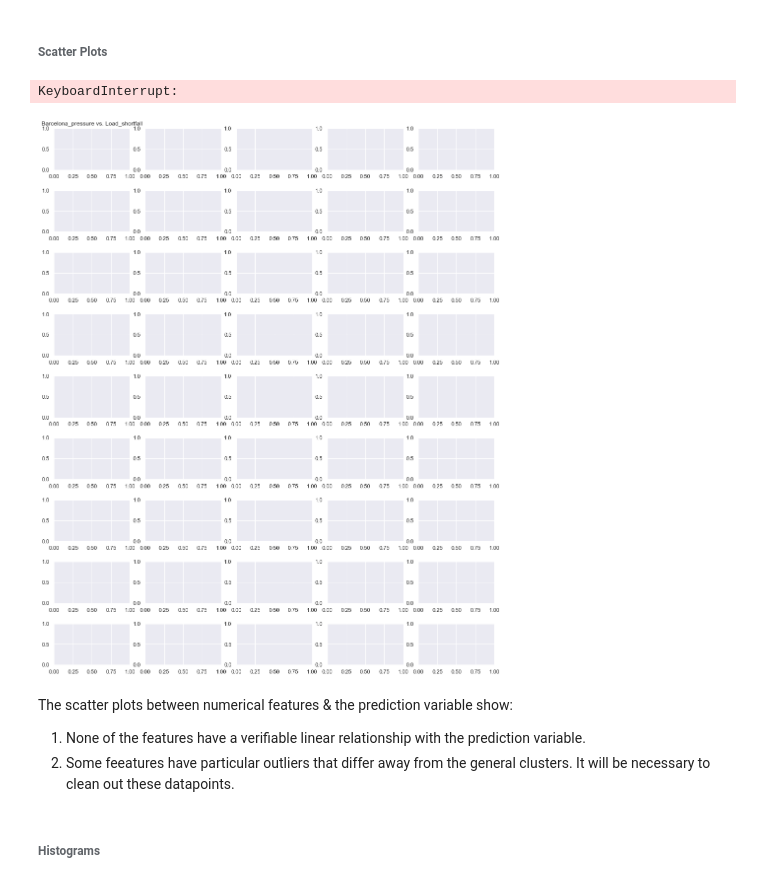
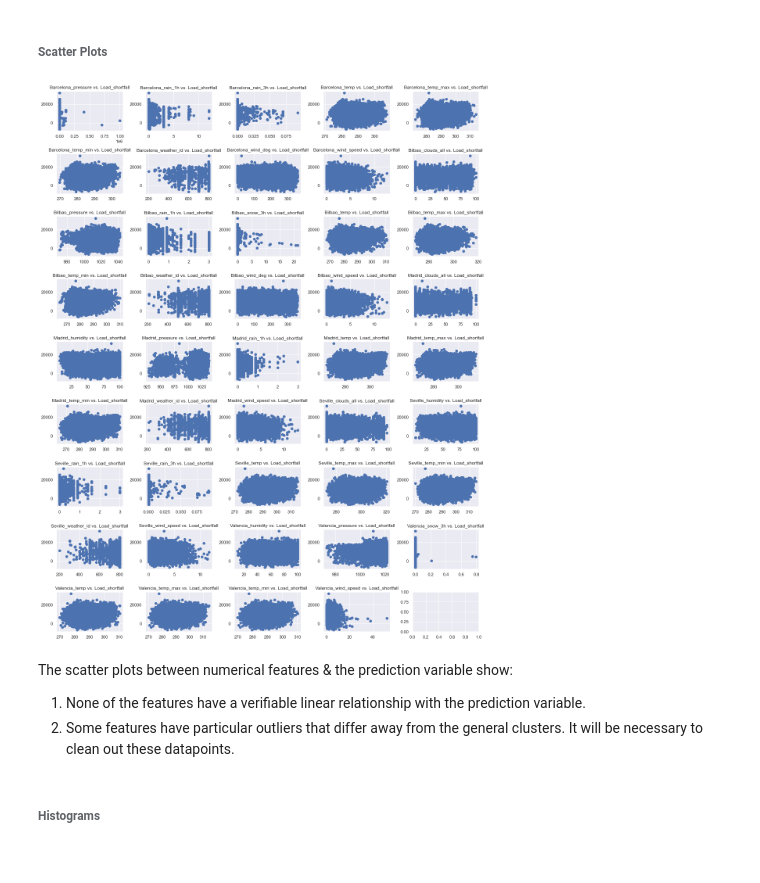
Before and after one commit to KenCBonyo/2110ACDS_ND5, a Jupyter notebook: 2110ACDS_ND5_v0.3.ipynb, the cells around one changed output. Drawn from its saved outputs; the diff is of its cells as text; code cells hidden in the pictures.

```diff
--- a/2110ACDS_ND5_v0.3.ipynb
+++ b/2110ACDS_ND5_v0.3.ipynb
@@ -222,3 +239,5 @@ From the output, we determine that:
+# %%
+train_df = train_df.drop(['Unnamed: 0'], axis=1)
 # %% [markdown]
 #### Identifying **'missing'** columns.
 These are columns of weather attributes that are not available for a particular city.
@@ -282,30 +310,29 @@ print(cat_train_feature_cols)
 # %%
 fig, axs = plt.subplots(9,5, figsize=(16,20),)
 
 fig.subplots_adjust(hspace = 0.5, wspace=.2)
 
 i = 0
 axs = axs.ravel()
 
 for index, column in enumerate(num_train_feature_cols) :                    #Iterate through the numerical columns
     axs[i].set_title("{} vs. Load_shortfall".format(column),fontsize=12)    #Plot the axis title
 
     # axs[i].scatter(x=train_df[column],                                      # Plot the scatter graphs
     #                 y=train_df['load_shortfall_3h'],
     #                 color='#349',edgecolor='k')
-    sns.jointplot(x = train_df[column],
-                    y = train_df['load_shortfall_3h'],
-                    ax = axs[i])
+    axs[i].scatter(x = train_df[column],
+                    y = train_df['load_shortfall_3h'])
+
     i += 1                                         #Iterate to the next axis after plotting
     fig.tight_layout(pad=1)
     fig.show()
 # %% [output]
-KeyboardInterrupt:
-[figure, old version]
+[figure, new version]
 # %% [markdown]
 The scatter plots between numerical features & the prediction variable show:
 1. None of the features have a verifiable linear relationship with the prediction variable.
-2. Some feeatures have particular outliers that differ away from the general clusters. It will be necessary to clean out these datapoints.
+2. Some features have particular outliers that differ away from the general clusters. It will be necessary to clean out these datapoints.
 # %% [markdown]
 ###### Histograms
 # %%
```
Also changed, not shown: parts of 21 cells of this notebook, 7 other files.
